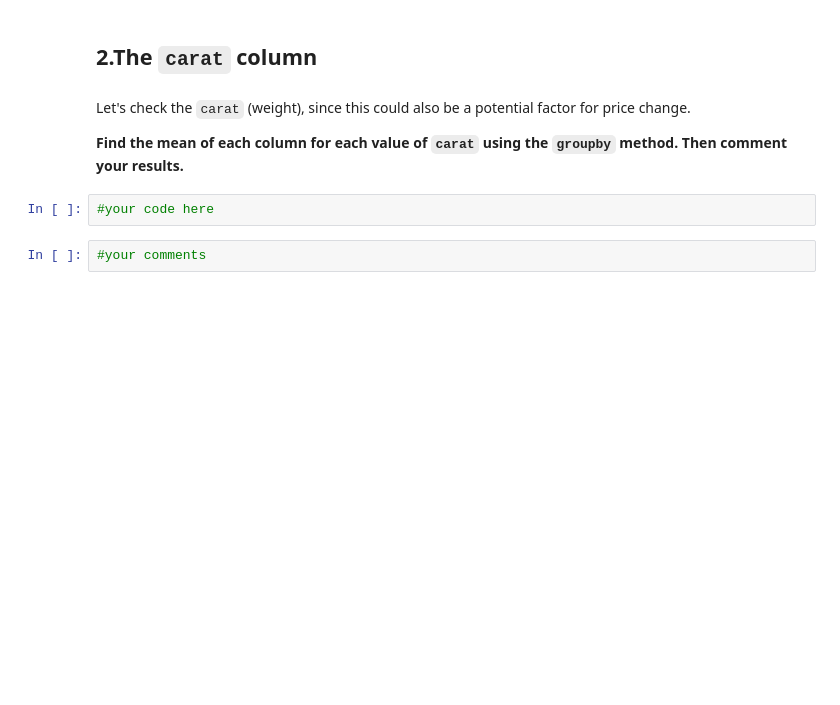
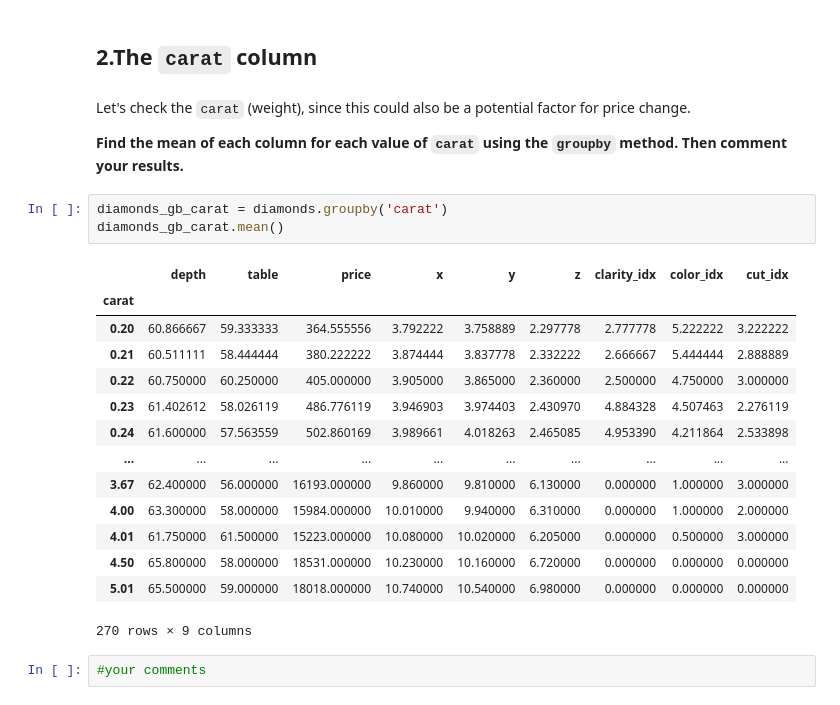
Before and after one commit to aguiarandre/labs-parttime-202001, a Jupyter notebook: module-2/classes/000-Project_LinearRegression/2.-EDA.ipynb, the cells around one changed output. Saved outputs shown, nothing was run; the diff lists cells and outputs as text; blank space fills up the shorter version.

```diff
--- a/module-2/classes/000-Project_LinearRegression/2.-EDA.ipynb
+++ b/module-2/classes/000-Project_LinearRegression/2.-EDA.ipynb
@@ -52,8 +87,24 @@ Let's go further into the color feature. We will plot the frequency distribution
 Let's check the `carat` (weight), since this could also be a potential factor for price change.
 
 **Find the mean of each column for each value of `carat` using the `groupby` method. Then comment your results.**
-# %%
-#your code here
+# %%
+diamonds_gb_carat = diamonds.groupby('carat')
+diamonds_gb_carat.mean()
+# %% [output]
+|  | depth | table | price | x | y | z | clarity_idx | color_idx | cut_idx |
+| carat |  |  |  |  |  |  |  |  |  |
+| 0.20 | 60.866667 | 59.333333 | 364.555556 | 3.792222 | 3.758889 | 2.297778 | 2.777778 | 5.222222 | 3.222222 |
+| 0.21 | 60.511111 | 58.444444 | 380.222222 | 3.874444 | 3.837778 | 2.332222 | 2.666667 | 5.444444 | 2.888889 |
+| 0.22 | 60.750000 | 60.250000 | 405.000000 | 3.905000 | 3.865000 | 2.360000 | 2.500000 | 4.750000 | 3.000000 |
+| 0.23 | 61.402612 | 58.026119 | 486.776119 | 3.946903 | 3.974403 | 2.430970 | 4.884328 | 4.507463 | 2.276119 |
+| 0.24 | 61.600000 | 57.563559 | 502.860169 | 3.989661 | 4.018263 | 2.465085 | 4.953390 | 4.211864 | 2.533898 |
+| ... | ... | ... | ... | ... | ... | ... | ... | ... | ... |
+| 3.67 | 62.400000 | 56.000000 | 16193.000000 | 9.860000 | 9.810000 | 6.130000 | 0.000000 | 1.000000 | 3.000000 |
+| 4.00 | 63.300000 | 58.000000 | 15984.000000 | 10.010000 | 9.940000 | 6.310000 | 0.000000 | 1.000000 | 2.000000 |
+| 4.01 | 61.750000 | 61.500000 | 15223.000000 | 10.080000 | 10.020000 | 6.205000 | 0.000000 | 0.500000 | 3.000000 |
+| 4.50 | 65.800000 | 58.000000 | 18531.000000 | 10.230000 | 10.160000 | 6.720000 | 0.000000 | 0.000000 | 0.000000 |
+| 5.01 | 65.500000 | 59.000000 | 18018.000000 | 10.740000 | 10.540000 | 6.980000 | 0.000000 | 0.000000 | 0.000000 |
+270 rows × 9 columns
 # %%
 #your comments
 # %% [markdown]
```
Also changed, not shown: parts of 25 cells of this notebook, 4 other files.
